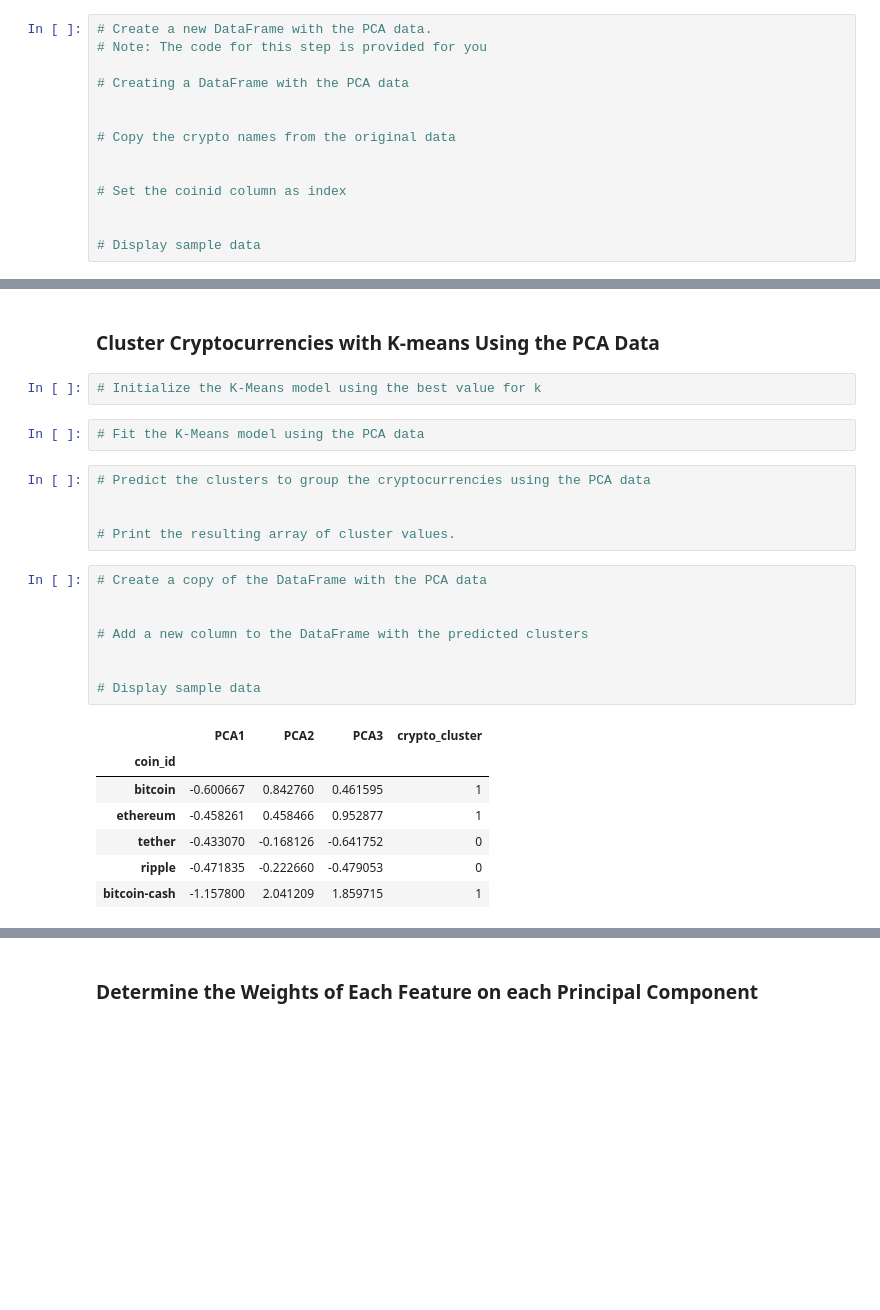
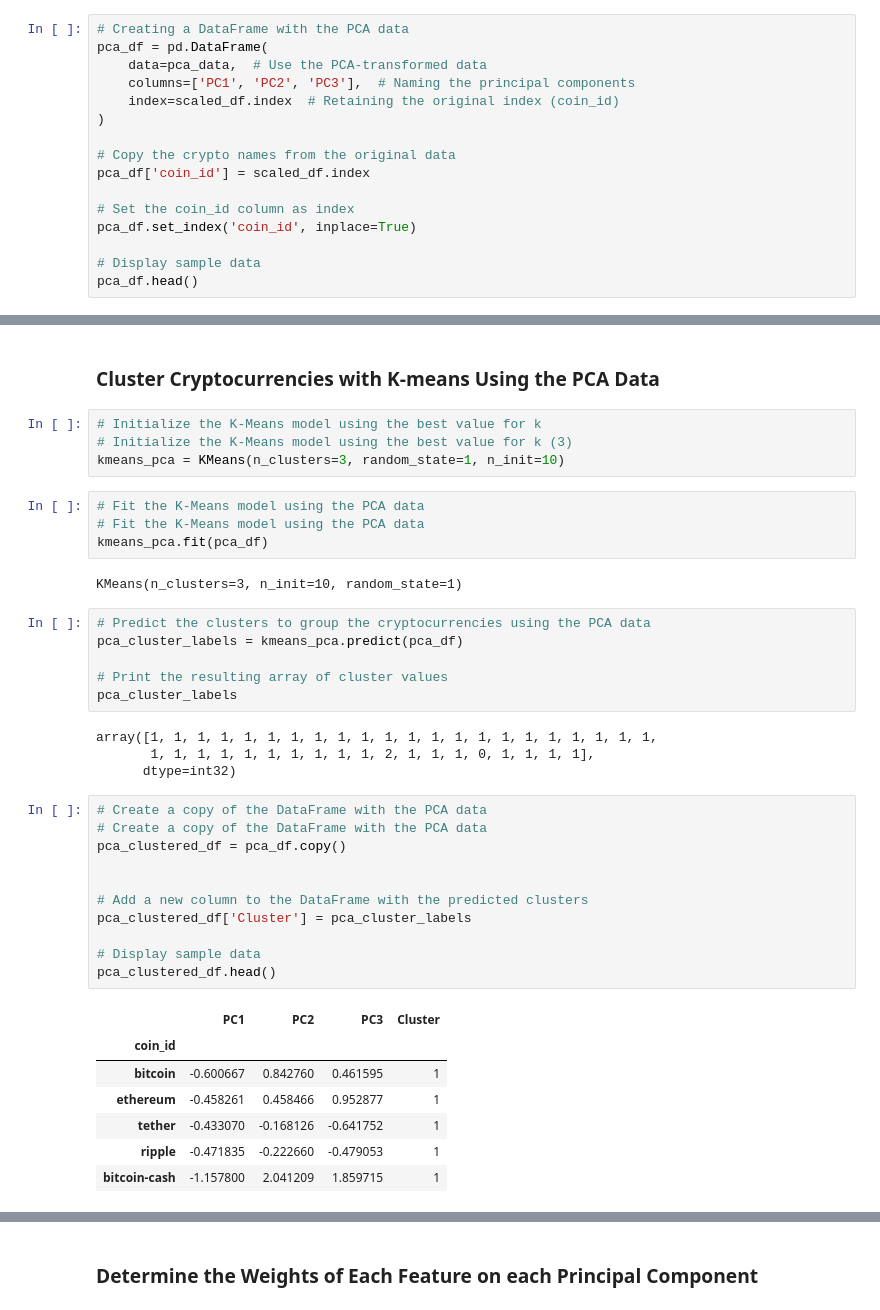
Before and after one commit to IvannaPrice/CryptoClustering, a Jupyter notebook: Crypto_Clustering.ipynb, the cells around one changed output, grey strips where cells are left out. Drawn from its saved outputs; the diff is of its cells as text; blank space fills up the shorter version.

```diff
--- a/Crypto_Clustering.ipynb
+++ b/Crypto_Clustering.ipynb
@@ -153,15 +229,17 @@ array([0.3719856 , 0.34700813, 0.17603793])
 # %%
-# Create a new DataFrame with the PCA data.
-# Note: The code for this step is provided for you
-
 # Creating a DataFrame with the PCA data
-
+pca_df = pd.DataFrame(
+    data=pca_data,  # Use the PCA-transformed data
+    columns=['PC1', 'PC2', 'PC3'],  # Naming the principal components
+    index=scaled_df.index  # Retaining the original index (coin_id)
+)
 
 # Copy the crypto names from the original data
+pca_df['coin_id'] = scaled_df.index
 
-
-# Set the coinid column as index
-
+# Set the coin_id column as index
+pca_df.set_index('coin_id', inplace=True)
 
 # Display sample data
+pca_df.head()
 # %% [output]
@@ -230,26 +325,40 @@ array([0.3719856 , 0.34700813, 0.17603793])
 ### Cluster Cryptocurrencies with K-means Using the PCA Data
 # %%
 # Initialize the K-Means model using the best value for k
+# Initialize the K-Means model using the best value for k (3)
+kmeans_pca = KMeans(n_clusters=3, random_state=1, n_init=10)
 # %%
 # Fit the K-Means model using the PCA data
+# Fit the K-Means model using the PCA data
+kmeans_pca.fit(pca_df)
+# %% [output]
+KMeans(n_clusters=3, n_init=10, random_state=1)
 # %%
 # Predict the clusters to group the cryptocurrencies using the PCA data
+pca_cluster_labels = kmeans_pca.predict(pca_df)
 
-
-# Print the resulting array of cluster values.
+# Print the resulting array of cluster values
+pca_cluster_labels
+# %% [output]
+array([1, 1, 1, 1, 1, 1, 1, 1, 1, 1, 1, 1, 1, 1, 1, 1, 1, 1, 1, 1, 1, 1,
+       1, 1, 1, 1, 1, 1, 1, 1, 1, 1, 2, 1, 1, 1, 0, 1, 1, 1, 1],
+      dtype=int32)
 # %%
 # Create a copy of the DataFrame with the PCA data
+# Create a copy of the DataFrame with the PCA data
+pca_clustered_df = pca_df.copy()
 
 
 # Add a new column to the DataFrame with the predicted clusters
-
+pca_clustered_df['Cluster'] = pca_cluster_labels
 
 # Display sample data
+pca_clustered_df.head()
 # %% [output]
-|  | PCA1 | PCA2 | PCA3 | crypto_cluster |
+|  | PC1 | PC2 | PC3 | Cluster |
 | coin_id |  |  |  |  |
 | bitcoin | -0.600667 | 0.842760 | 0.461595 | 1 |
 | ethereum | -0.458261 | 0.458466 | 0.952877 | 1 |
-| tether | -0.433070 | -0.168126 | -0.641752 | 0 |
-| ripple | -0.471835 | -0.222660 | -0.479053 | 0 |
+| tether | -0.433070 | -0.168126 | -0.641752 | 1 |
+| ripple | -0.471835 | -0.222660 | -0.479053 | 1 |
 | bitcoin-cash | -1.157800 | 2.041209 | 1.859715 | 1 |
```
Also changed, not shown: parts of 25 cells of this notebook.
